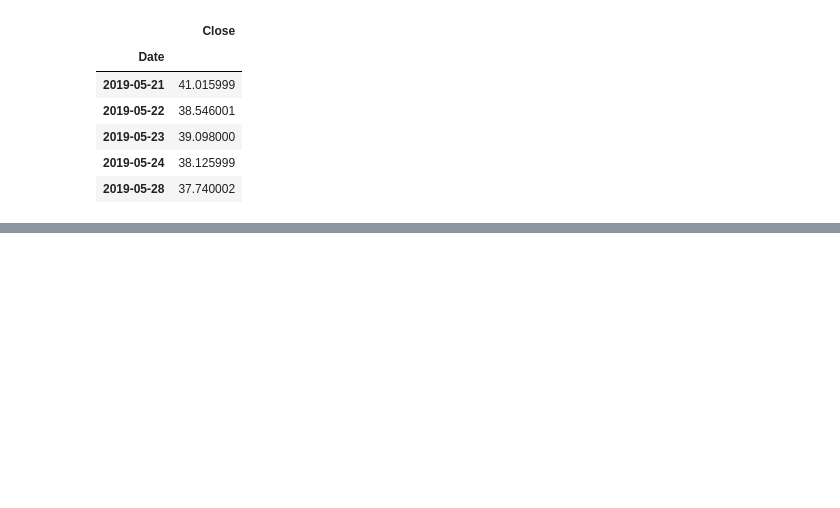
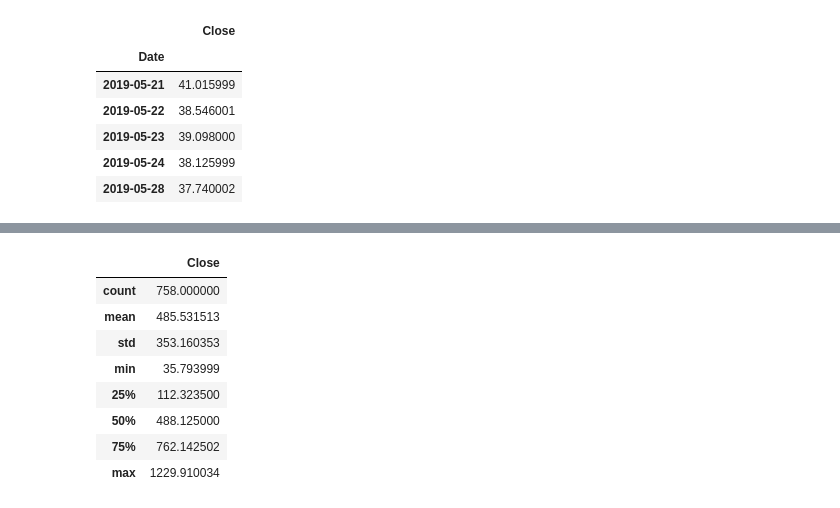
Before and after one commit to Monish-Nallagondalla/ML-Revision, a Jupyter notebook: Anomaly Detection and Time series/Timeseries_TSLA.ipynb, the cells around one changed output, grey strips where cells are left out. Saved outputs shown, nothing was run; the diff lists cells and outputs as text; code cells hidden in the pictures; blank space fills up the shorter version.

```diff
--- a/Anomaly Detection and Time series/Timeseries_TSLA.ipynb
+++ b/Anomaly Detection and Time series/Timeseries_TSLA.ipynb
@@ -76,0 +101,12 @@ stock_data.head()
+# %%
+stock_data.describe()
+# %% [output]
+|  | Close |
+| count | 758.000000 |
+| mean | 485.531513 |
+| std | 353.160353 |
+| min | 35.793999 |
+| 25% | 112.323500 |
+| 50% | 488.125000 |
+| 75% | 762.142502 |
+| max | 1229.910034 |
```
Also changed, not shown: parts of 4 cells of this notebook.
